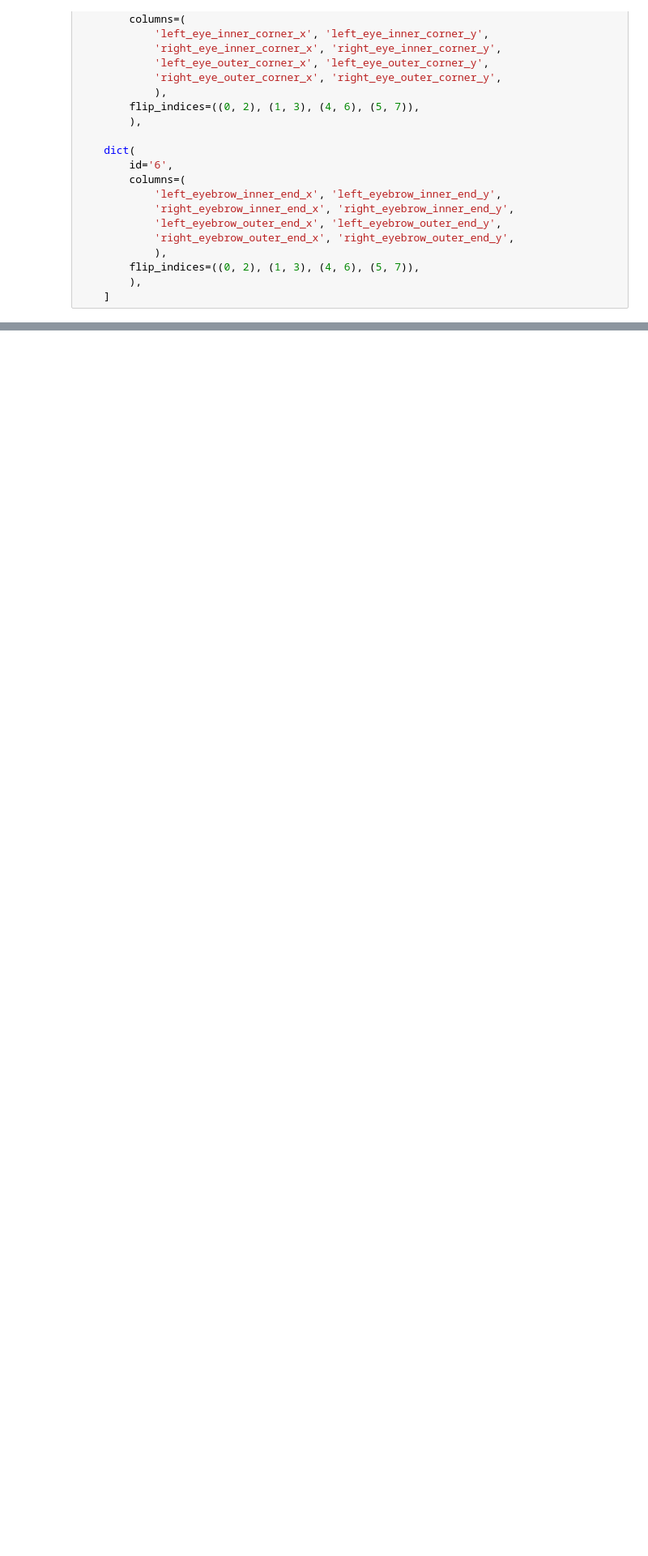
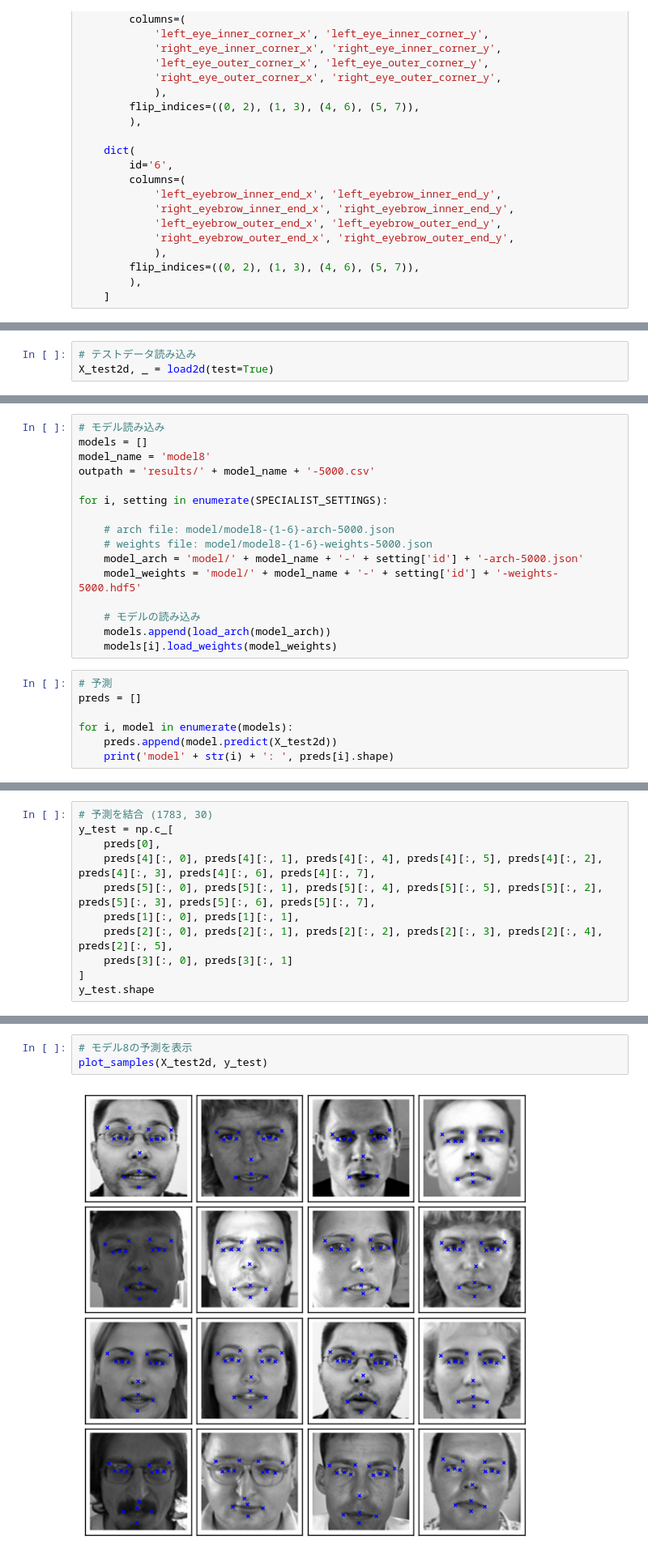
Before and after one commit to nipe0324/kaggle-keypoints-detection-keras, a Jupyter notebook: check_model8_pred.ipynb, the cells around one changed output, grey strips where cells are left out. Shown at 81% size. Drawn from its saved outputs; the diff is of its cells as text; blank space fills up the shorter version.

Commit message:
predict by model 8

```diff
--- a/check_model8_pred.ipynb
+++ b/check_model8_pred.ipynb
@@ -135,0 +70,3 @@ Epoch 1/2
+# %%
+# テストデータ読み込み
+X_test2d, _ = load2d(test=True)
@@ -135,0 +77,23 @@ Epoch 1/2
+# %%
+# モデル読み込み
+models = []
+model_name = 'model8'
+outpath = 'results/' + model_name + '-5000.csv'
+
+for i, setting in enumerate(SPECIALIST_SETTINGS):
+
+    # arch file: model/model8-{1-6}-arch-5000.json
+    # weights file: model/model8-{1-6}-weights-5000.json
+    model_arch = 'model/' + model_name + '-' + setting['id'] + '-arch-5000.json'
+    model_weights = 'model/' + model_name + '-' + setting['id'] + '-weights-5000.hdf5'
+
+    # モデルの読み込み
+    models.append(load_arch(model_arch))
+    models[i].load_weights(model_weights)
+# %%
+# 予測
+preds = []
+
+for i, model in enumerate(models):
+    preds.append(model.predict(X_test2d))
+    print('model' + str(i) + ': ', preds[i].shape)
@@ -135,0 +113,11 @@ Epoch 1/2
+# %%
+# 予測を結合 (1783, 30)
+y_test = np.c_[
+    preds[0],
+    preds[4][:, 0], preds[4][:, 1], preds[4][:, 4], preds[4][:, 5], preds[4][:, 2], preds[4][:, 3], preds[4][:, 6], preds[4][:, 7],
+    preds[5][:, 0], preds[5][:, 1], preds[5][:, 4], preds[5][:, 5], preds[5][:, 2], preds[5][:, 3], preds[5][:, 6], preds[5][:, 7],
+    preds[1][:, 0], preds[1][:, 1],
+    preds[2][:, 0], preds[2][:, 1], preds[2][:, 2], preds[2][:, 3], preds[2][:, 4], preds[2][:, 5],
+    preds[3][:, 0], preds[3][:, 1]
+]
+y_test.shape
@@ -135,0 +144,5 @@ Epoch 1/2
+# %%
+# モデル8の予測を表示
+plot_samples(X_test2d, y_test)
+# %% [output]
+[figure, added]
```
Also changed, not shown: parts of 11 cells of this notebook, 1 other file.
